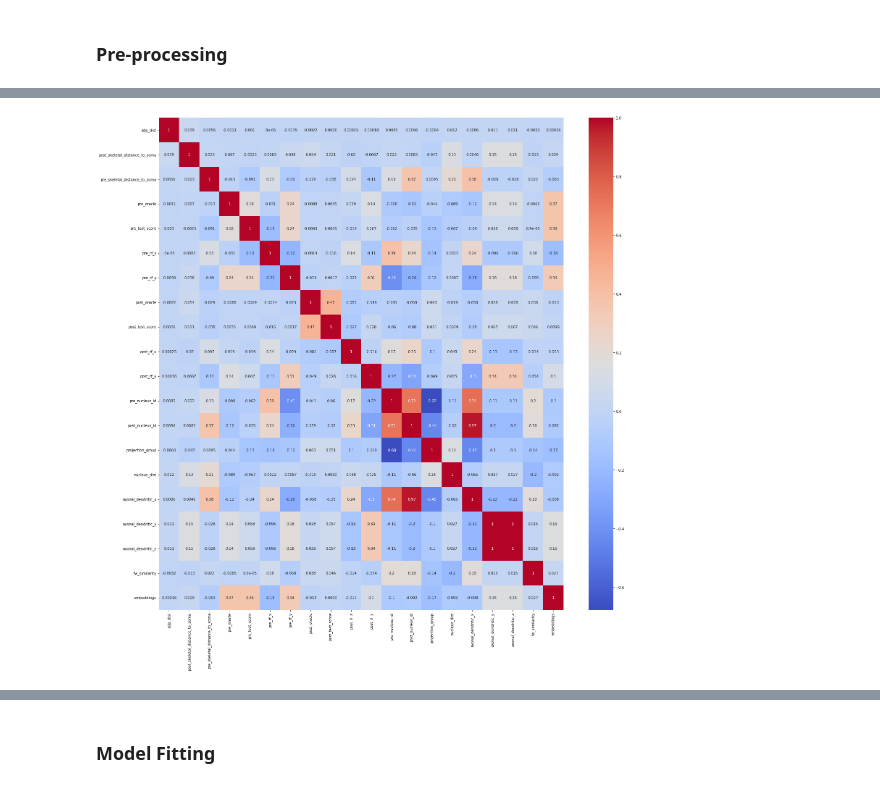
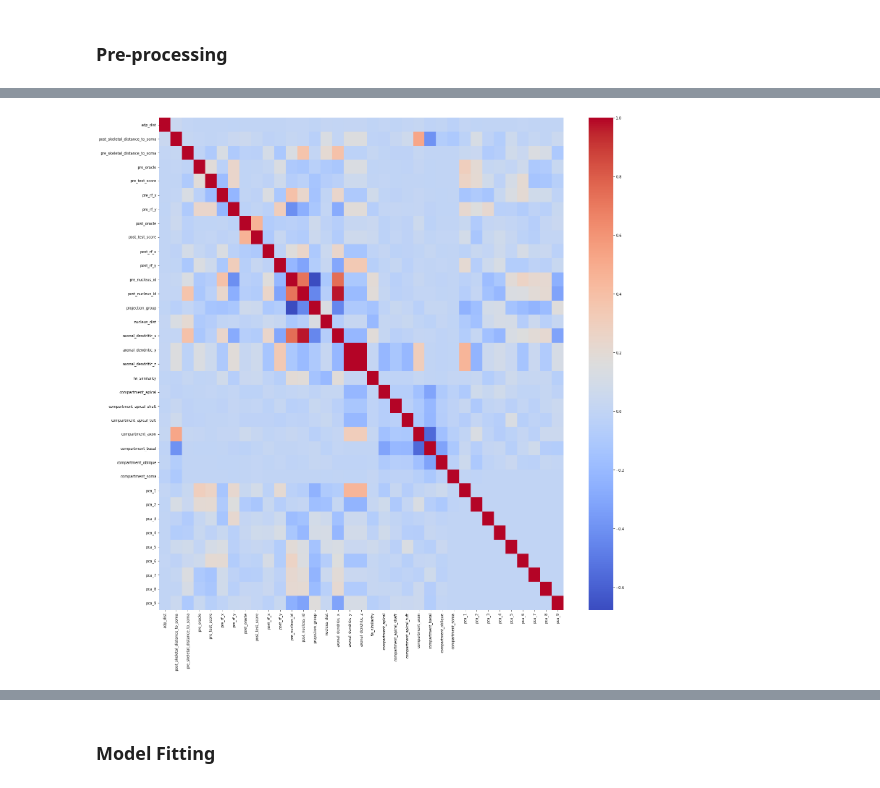
Before and after one commit to ScripterKSG/Neuro_Competition, a Jupyter notebook: Neuro Competition.ipynb, the cells around one changed output, grey strips where cells are left out. Cells and saved outputs as stored; diff of their text form; code cells hidden in the pictures.

Commit message:
Added more functioning pca, added one hot encoding for compartment, added naive bayes classifier, and more visualization

```diff
--- a/Neuro Competition.ipynb
+++ b/Neuro Competition.ipynb
@@ -249,10 +327,28 @@ def feat_engineering(data):
     data = pd.DataFrame(scaler.fit_transform(data), columns=data.columns)
 
     return data
+# %%
+from sklearn.decomposition import PCA
+
+def dim_reduction(data):
+    # Run PCA to reduce the number of embedding features
+    # Specify the number of components you want to retain
+    num_components = int(np.sqrt(len(data.columns))) # Adjust based on your analysis
+
+    pca = PCA(n_components=num_components)
+    embeddings_pca = pca.fit_transform(data.iloc[:, -64:])
+
+    pca_feature_names = [f'pca_{i}' for i in range(1, 1 + num_components)]
+
+    data.drop(data.columns[-64:], axis=1, inplace=True)
+    data[pca_feature_names] = embeddings_pca
+
+    return data
 # %%
 y = df['connected']
-X = df.drop(columns = ['ID', 'connected', 'compartment'])
+X = df.drop(columns = ['ID', 'connected'])
 X = feat_engineering(X)
+X = dim_reduction(X)
 # %%
 X.dtypes
 # %% [output]
@@ -276,9 +387,9 @@ dtype: object
 # %%
 plt.figure(figsize = (25,25))
-sns.heatmap(X.corr(), annot=True, cmap="coolwarm")
+sns.heatmap(X.corr(), annot=False, cmap="coolwarm")
 plt.show()
 # %% [output]
-[figure, old version]
+[figure, new version]
 # %%
 print(X['fw_similarity'].head(20))
 # %% [output]
```
Also changed, not shown: parts of 24 cells of this notebook.
